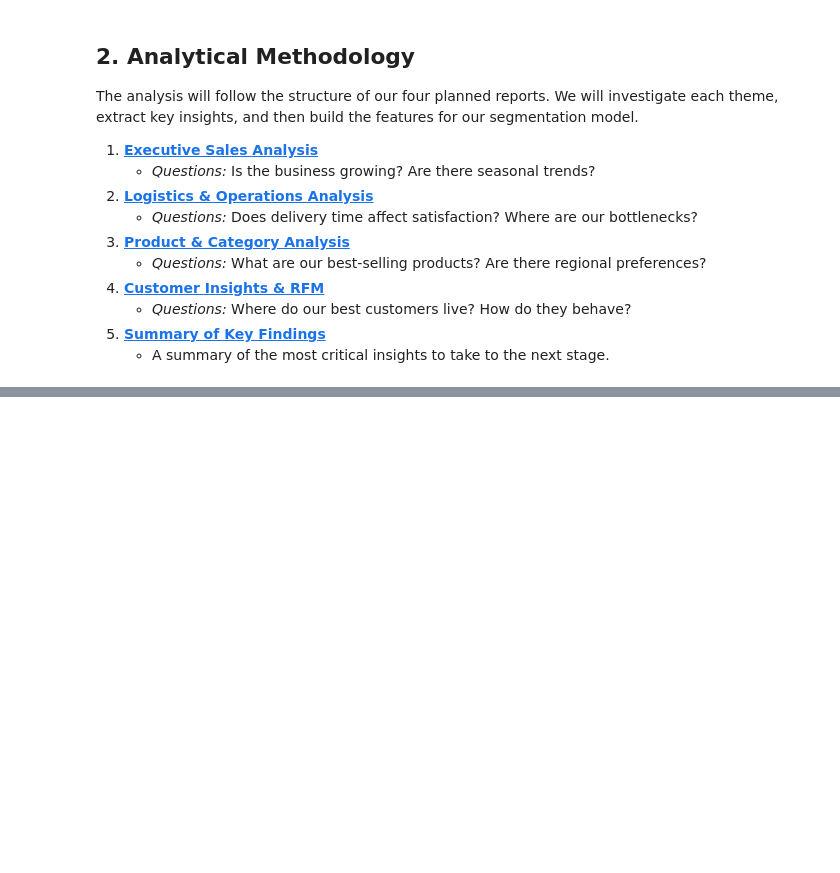
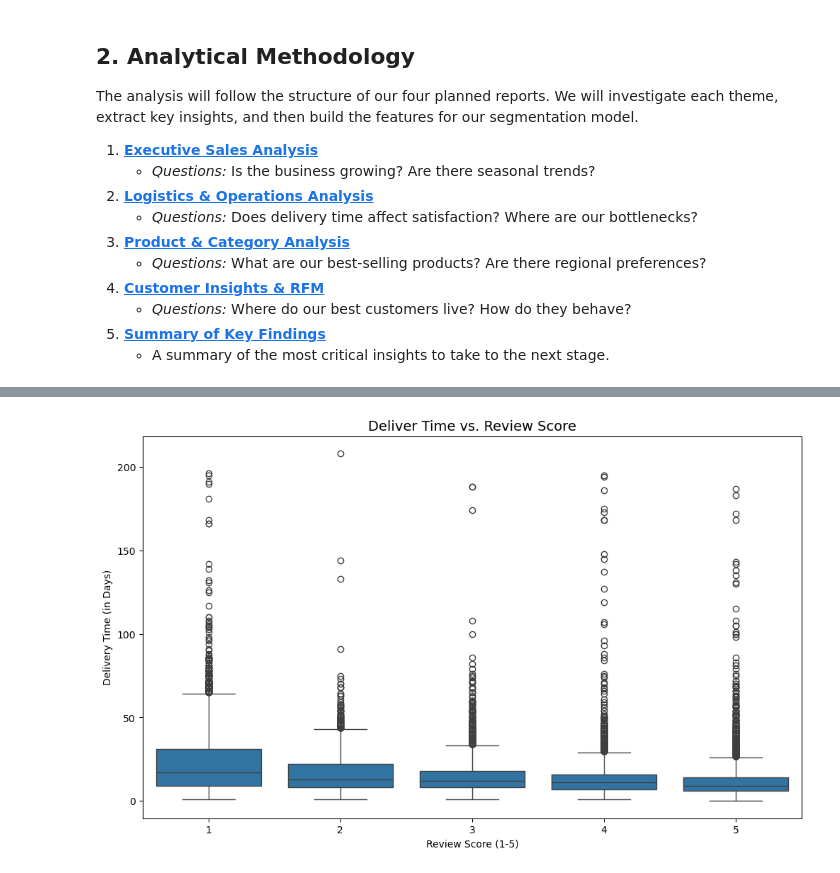
Before and after one commit to Lily-ThuPham/ECommerce-Analytics-CustomerSegmentation-Report, a Jupyter notebook: code/EDA.ipynb, the cells around one changed output, grey strips where cells are left out. Saved outputs shown, nothing was run; the diff lists cells and outputs as text; code cells hidden in the pictures; blank space fills up the shorter version.

```diff
--- a/code/EDA.ipynb
+++ b/code/EDA.ipynb
@@ -105,0 +286,20 @@ load the main `fact_orders` table to analyze overall sales performance.
+# %%
+# Query the delivery days, days late and review score
+query_logistic = """
+SELECT
+    r.review_score,
+    DATEDIFF(o.order_delivered_customer_date, o.order_purchase_timestamp) as delivery_days,
+    DATEDIFF(o.order_delivered_customer_date, o.order_estimated_delivery_date) as days_late
+FROM fct_orders as o
+JOIN fct_order_review as r
+ON o.order_sk = r.order_sk
+WHERE
+    o.order_status = 'delivered'
+    AND o.order_delivered_customer_date IS NOT NULL
+    AND o.order_estimated_delivery_date IS NOT NULL;
+"""
+
+# Execute the query to create the delays vs review df
+df_logistics = pd.read_sql(query_logistic,engine)
+
+display(df_logistics)
@@ -105,0 +340,14 @@ load the main `fact_orders` table to analyze overall sales performance.
+# %%
+# Plot the data Delivery Days vs Review Score
+plt.figure(figsize=(12,7))
+sns.boxplot(data=df_logistics,
+            x='review_score',
+            y='delivery_days')
+
+plt.title('Deliver Time vs. Review Score',fontsize=14)
+plt.xlabel('Review Score (1-5)')
+plt.ylabel('Delivery Time (in Days)')
+
+plt.show()
+# %% [output]
+[figure, added]
```
Also changed, not shown: parts of 19 cells of this notebook, 1 other file.
